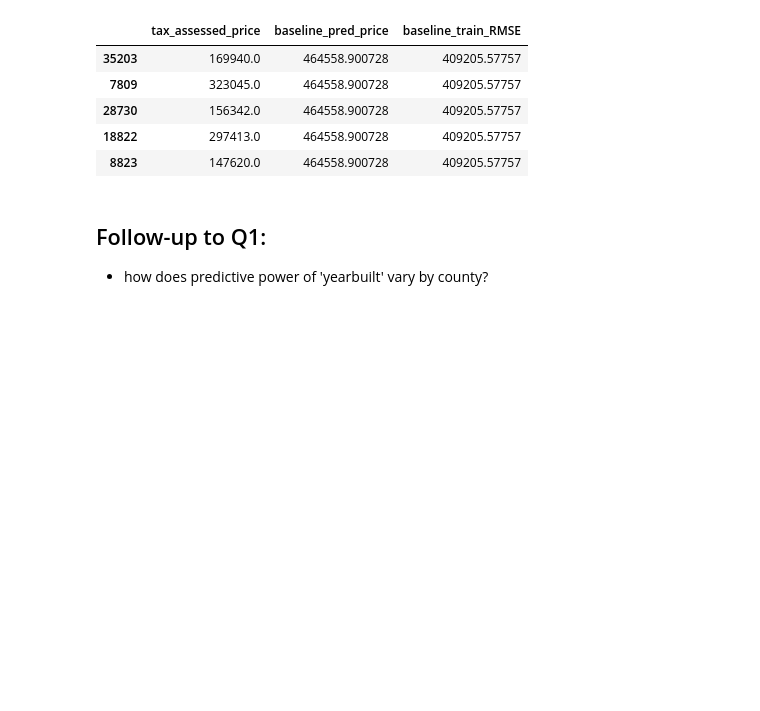
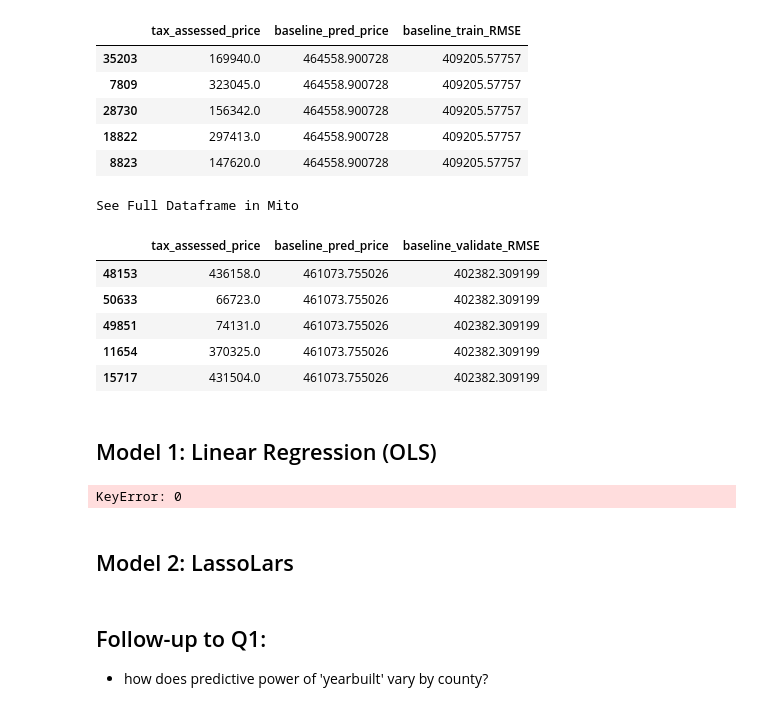
Before and after one commit to fred-lindsey/projects, a Jupyter notebook: zillow_home_price_predictor/scratch_notebook_and_MVP.ipynb, the cells around one changed output. Cells and saved outputs as stored; diff of their text form; code cells hidden in the pictures; blank space fills up the shorter version.

Commit message:
began modeling

```diff
--- a/zillow_home_price_predictor/scratch_notebook_and_MVP.ipynb
+++ b/zillow_home_price_predictor/scratch_notebook_and_MVP.ipynb
@@ -921,3 +912,44 @@ See Full Dataframe in Mito
 | 28730 | 156342.0 | 464558.900728 | 409205.57757 |
 | 18822 | 297413.0 | 464558.900728 | 409205.57757 |
 | 8823 | 147620.0 | 464558.900728 | 409205.57757 |
+# %%
+# add baseline for y_train
+y_validate['baseline_pred_price'] = y_validate.tax_assessed_price.mean()
+#compute RMSE for the baseline price prediction:
+y_validate['baseline_validate_RMSE'] = mean_squared_error(y_validate.tax_assessed_price, y_validate.baseline_pred_price)**(1/2)
+y_validate.head(5)
+# %% [output]
+See Full Dataframe in Mito
+|  | tax_assessed_price | baseline_pred_price | baseline_validate_RMSE |
+| 48153 | 436158.0 | 461073.755026 | 402382.309199 |
+| 50633 | 66723.0 | 461073.755026 | 402382.309199 |
+| 49851 | 74131.0 | 461073.755026 | 402382.309199 |
+| 11654 | 370325.0 | 461073.755026 | 402382.309199 |
+| 15717 | 431504.0 | 461073.755026 | 402382.309199 |
+# %% [markdown]
+## Model 1: Linear Regression (OLS)
+# %%
+# Linear Regression (OLS)
+# create the model object
+lm = LinearRegression(normalize=True)
+
+# fit the model to our training data. We must specify the column in y_train,
+# since we have converted it to a dataframe from a series!
+lm.fit(X_scaled_train, y_train.tax_assessed_price)
+
+# predict train
+y_train['price_pred_lm_train'] = lm.predict(X_scaled_train)
+
+# evaluate: rmse
+y_train['ols_rmse_train'] = mean_squared_error(y_train.tax_assessed_price, y_train.price_pred_lm_train)**(1/2)
+
+# predict validate
+y_validate['price_pred_lm_validate'] = lm.predict(X_scaled_validate)
+
+# evaluate: rmse
+y_validate['ols_rmse_validate'] = mean_squared_error(y_validate.tax_assessed_price, y_validate.price_pred_lm_validate)**(1/2)
+
+print("RMSE for OLS using LinearRegression\nTraining/In-Sample: ", y_train.ols_rmse_train[0],
+      "\nValidation/Out-of-Sample: ", y_validate.ols_rmse_validate[0])
+# %% [output]
+KeyError: 0
@@ -923,0 +960,2 @@ See Full Dataframe in Mito
+# %% [markdown]
+## Model 2: LassoLars
```
Also changed, not shown: parts of 15 cells of this notebook.
